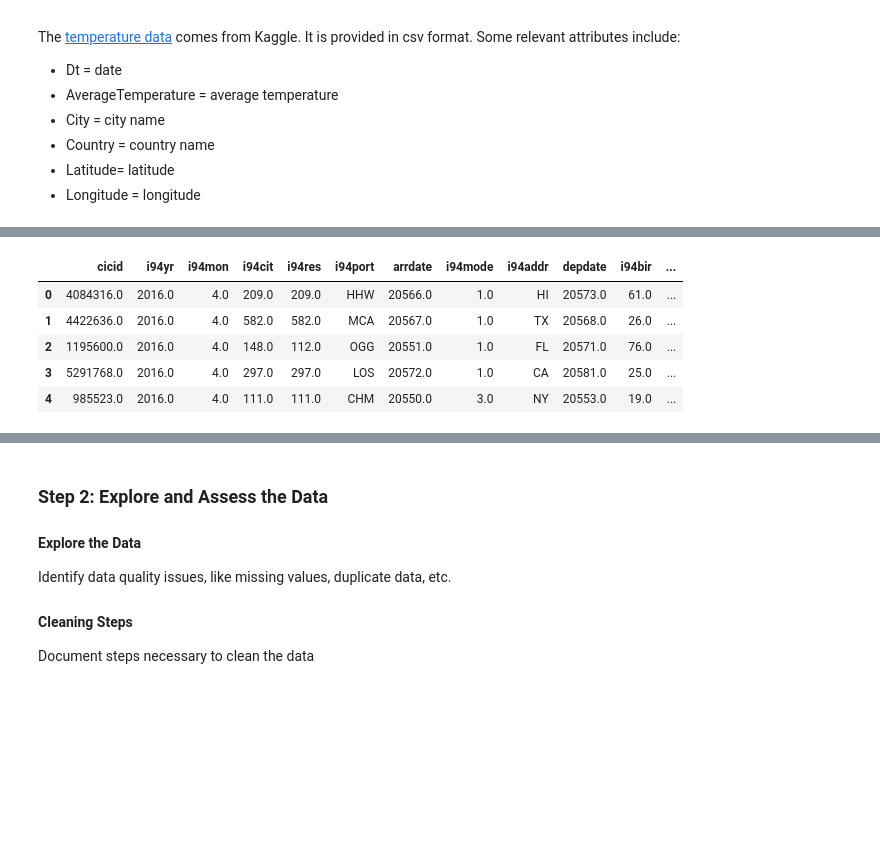
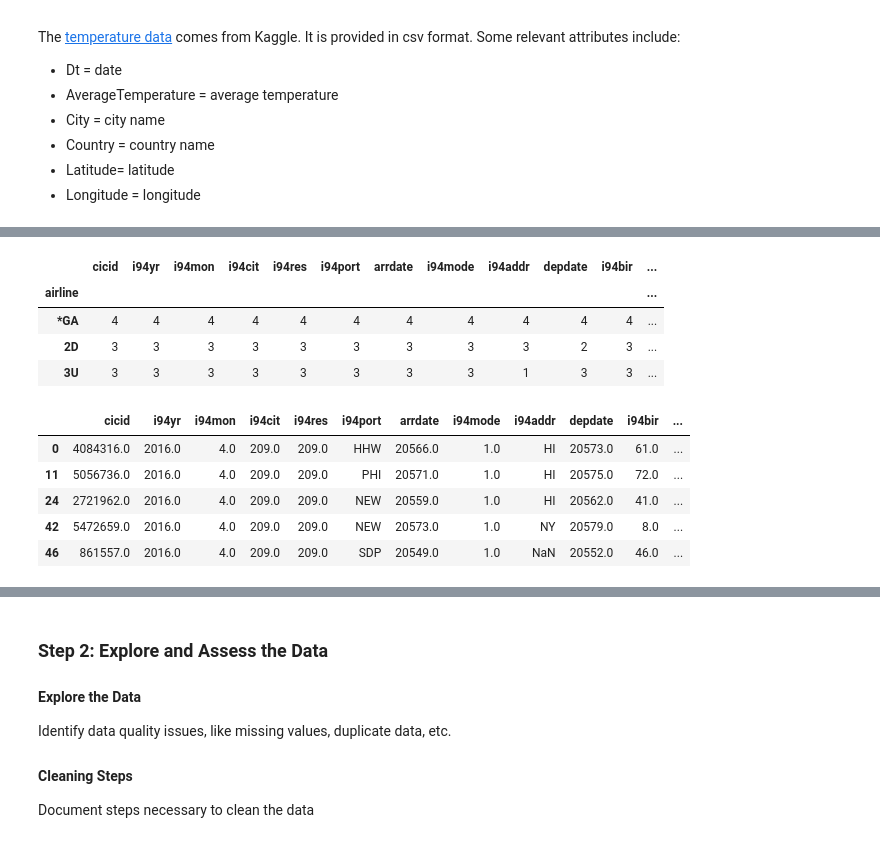
Before and after one commit to sudhakar12161/Project-Capstone-US-I94-Immigration-Insights, a Jupyter notebook: Capstone Project.ipynb, the cells around one changed output, grey strips where cells are left out. Saved outputs shown, nothing was run; the diff lists cells and outputs as text; code cells hidden in the pictures; blank space fills up the shorter version.

```diff
--- a/Capstone Project.ipynb
+++ b/Capstone Project.ipynb
@@ -56,9 +77,17 @@ pd.set_option('display.max_columns', 28)
 # %%
-df.head()
+df.groupby('airline').count().head(3)
 # %% [output]
 |  | cicid | i94yr | i94mon | i94cit | i94res | i94port | arrdate | i94mode | i94addr | depdate | i94bir | ... |
-| 0 | 4084316.0 | 2016.0 | 4.0 | 209.0 | 209.0 | HHW | 20566.0 | 1.0 | HI | 20573.0 | 61.0 | ... |
-| 1 | 4422636.0 | 2016.0 | 4.0 | 582.0 | 582.0 | MCA | 20567.0 | 1.0 | TX | 20568.0 | 26.0 | ... |
-| 2 | 1195600.0 | 2016.0 | 4.0 | 148.0 | 112.0 | OGG | 20551.0 | 1.0 | FL | 20571.0 | 76.0 | ... |
-| 3 | 5291768.0 | 2016.0 | 4.0 | 297.0 | 297.0 | LOS | 20572.0 | 1.0 | CA | 20581.0 | 25.0 | ... |
-| 4 | 985523.0 | 2016.0 | 4.0 | 111.0 | 111.0 | CHM | 20550.0 | 3.0 | NY | 20553.0 | 19.0 | ... |
+| airline |  |  |  |  |  |  |  |  |  |  |  | ... |
+| *GA | 4 | 4 | 4 | 4 | 4 | 4 | 4 | 4 | 4 | 4 | 4 | ... |
+| 2D | 3 | 3 | 3 | 3 | 3 | 3 | 3 | 3 | 3 | 2 | 3 | ... |
+| 3U | 3 | 3 | 3 | 3 | 3 | 3 | 3 | 3 | 1 | 3 | 3 | ... |
+# %%
+df.query('i94cit==209.0').head(5)
+# %% [output]
+|  | cicid | i94yr | i94mon | i94cit | i94res | i94port | arrdate | i94mode | i94addr | depdate | i94bir | ... |
+| 0 | 4084316.0 | 2016.0 | 4.0 | 209.0 | 209.0 | HHW | 20566.0 | 1.0 | HI | 20573.0 | 61.0 | ... |
+| 11 | 5056736.0 | 2016.0 | 4.0 | 209.0 | 209.0 | PHI | 20571.0 | 1.0 | HI | 20575.0 | 72.0 | ... |
+| 24 | 2721962.0 | 2016.0 | 4.0 | 209.0 | 209.0 | NEW | 20559.0 | 1.0 | HI | 20562.0 | 41.0 | ... |
+| 42 | 5472659.0 | 2016.0 | 4.0 | 209.0 | 209.0 | NEW | 20573.0 | 1.0 | NY | 20579.0 | 8.0 | ... |
+| 46 | 861557.0 | 2016.0 | 4.0 | 209.0 | 209.0 | SDP | 20549.0 | 1.0 | NaN | 20552.0 | 46.0 | ... |
```
Also changed, not shown: parts of 39 cells of this notebook.
